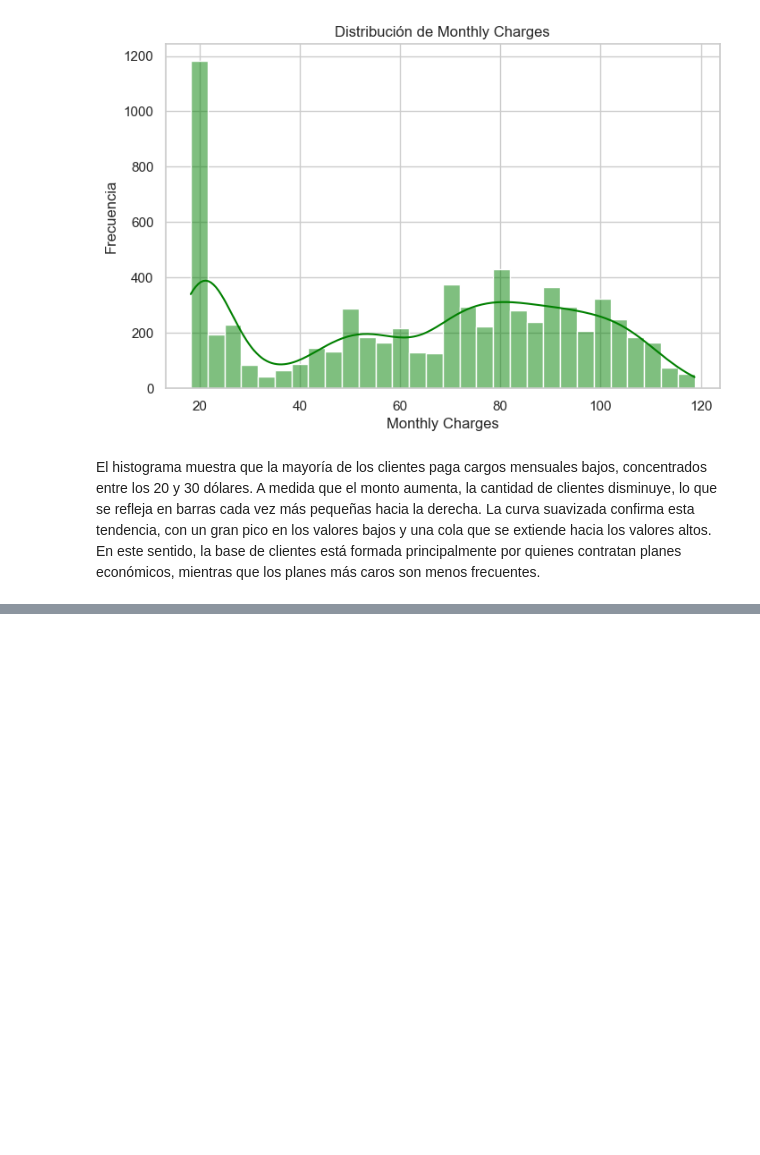
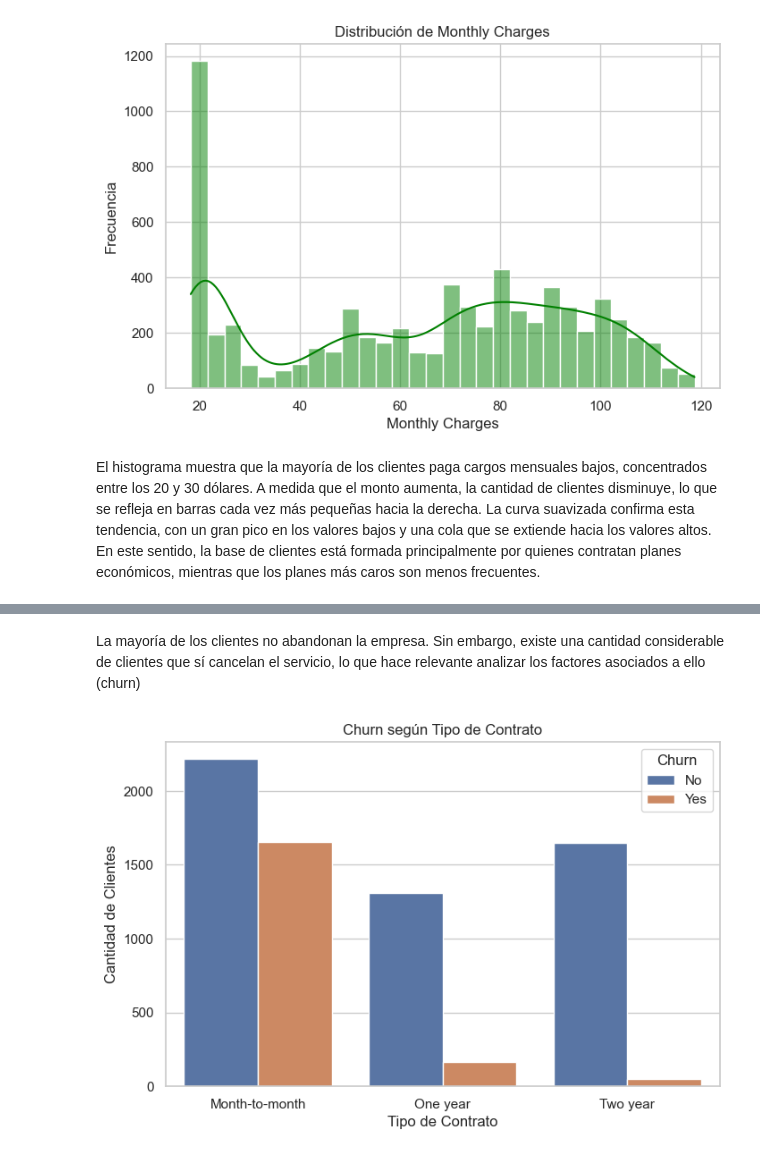
Before and after one commit to nickolemarinD/retail-sales-analysis, a Jupyter notebook: notebooks/Examen_1.ipynb, the cells around one changed output, grey strips where cells are left out. Drawn from its saved outputs; the diff is of its cells as text; code cells hidden in the pictures; blank space fills up the shorter version.

```diff
--- a/notebooks/Examen_1.ipynb
+++ b/notebooks/Examen_1.ipynb
@@ -202,0 +215,13 @@ El histograma muestra que la mayoría de los clientes paga cargos mensuales bajo
+# %% [markdown]
+La mayoría de los clientes no abandonan la empresa. Sin embargo, existe una cantidad considerable de clientes que sí cancelan el servicio, lo que hace relevante analizar los factores asociados a ello (churn)
+# %%
+#Churn según tio de contrato
+sns.countplot(x="Contract", hue="Churn", data=df)
+
+plt.title("Churn según Tipo de Contrato")
+plt.xlabel("Tipo de Contrato")
+plt.ylabel("Cantidad de Clientes")
+
+plt.show()
+# %% [output]
+[figure, added]
```
Also changed, not shown: parts of 6 cells of this notebook.
